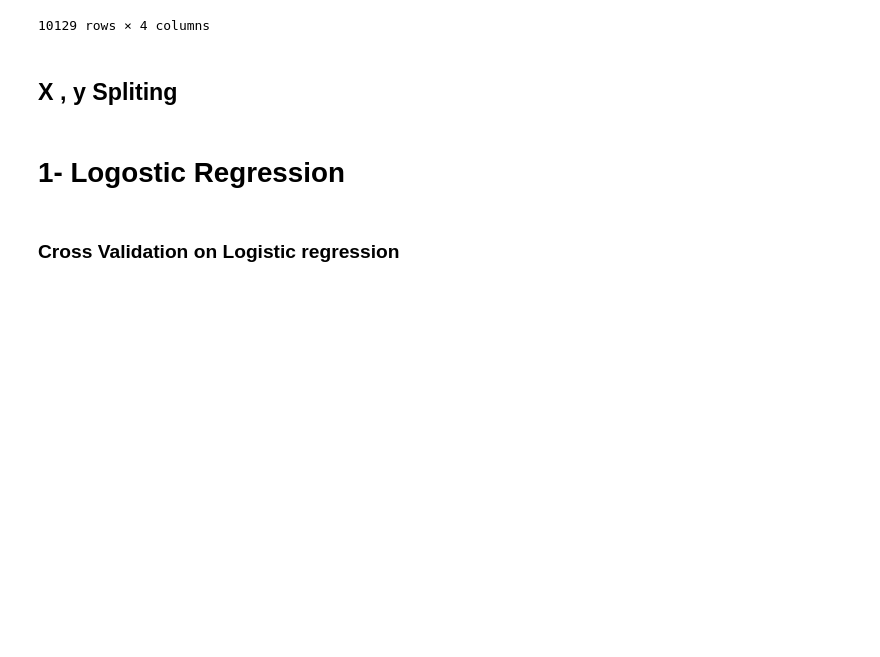
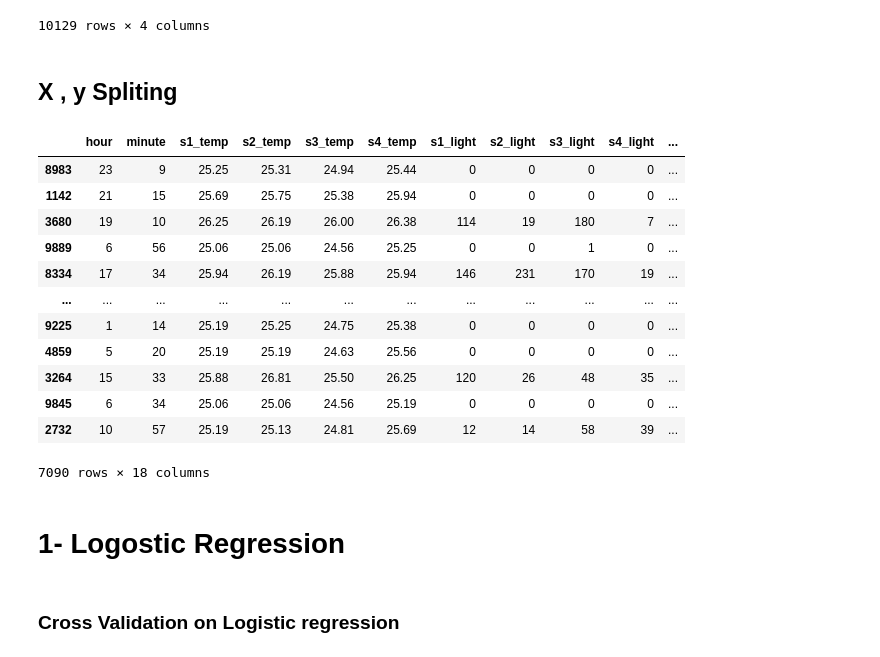
Before and after one commit to Mahyar-Fazelzadeh/occupency_counting_by_sensors_classification_problem, a Jupyter notebook: room_occupancy_estimation.ipynb, the cells around one changed output. Drawn from its saved outputs; the diff is of its cells as text; code cells hidden in the pictures; blank space fills up the shorter version.

```diff
--- a/room_occupancy_estimation.ipynb
+++ b/room_occupancy_estimation.ipynb
@@ -183,6 +183,22 @@ X_train_co2, X_test_co2, y_train, y_test = train_test_split(X_co2, y, test_size=
 
 # Just PIR
 X_train_pir, X_test_pir, y_train, y_test = train_test_split(X_pir, y, test_size=0.3, random_state=0)
+# %%
+X_train
+# %% [output]
+|  | hour | minute | s1_temp | s2_temp | s3_temp | s4_temp | s1_light | s2_light | s3_light | s4_light | ... |
+| 8983 | 23 | 9 | 25.25 | 25.31 | 24.94 | 25.44 | 0 | 0 | 0 | 0 | ... |
+| 1142 | 21 | 15 | 25.69 | 25.75 | 25.38 | 25.94 | 0 | 0 | 0 | 0 | ... |
+| 3680 | 19 | 10 | 26.25 | 26.19 | 26.00 | 26.38 | 114 | 19 | 180 | 7 | ... |
+| 9889 | 6 | 56 | 25.06 | 25.06 | 24.56 | 25.25 | 0 | 0 | 1 | 0 | ... |
+| 8334 | 17 | 34 | 25.94 | 26.19 | 25.88 | 25.94 | 146 | 231 | 170 | 19 | ... |
+| ... | ... | ... | ... | ... | ... | ... | ... | ... | ... | ... | ... |
+| 9225 | 1 | 14 | 25.19 | 25.25 | 24.75 | 25.38 | 0 | 0 | 0 | 0 | ... |
+| 4859 | 5 | 20 | 25.19 | 25.19 | 24.63 | 25.56 | 0 | 0 | 0 | 0 | ... |
+| 3264 | 15 | 33 | 25.88 | 26.81 | 25.50 | 26.25 | 120 | 26 | 48 | 35 | ... |
+| 9845 | 6 | 34 | 25.06 | 25.06 | 24.56 | 25.19 | 0 | 0 | 0 | 0 | ... |
+| 2732 | 10 | 57 | 25.19 | 25.13 | 24.81 | 25.69 | 12 | 14 | 58 | 39 | ... |
+7090 rows × 18 columns
 # %% [markdown]
 # 1- Logostic Regression
 # %%
```
Also changed, not shown: parts of 19 cells of this notebook.
